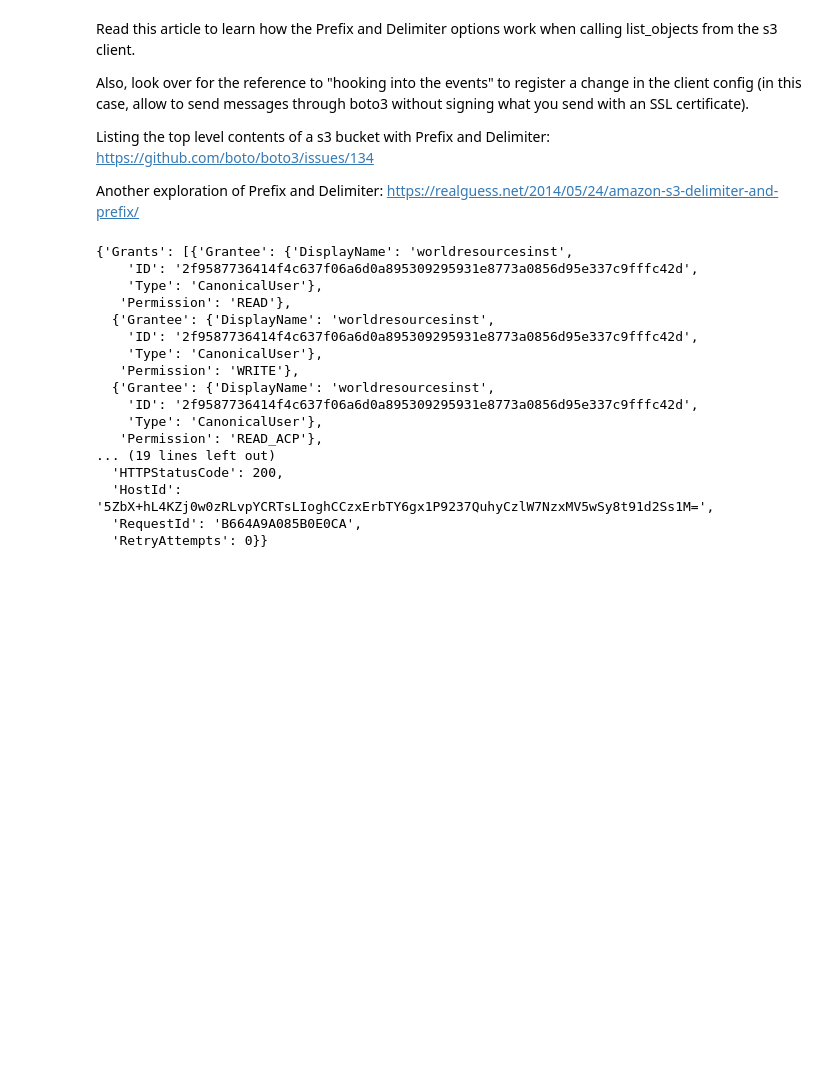
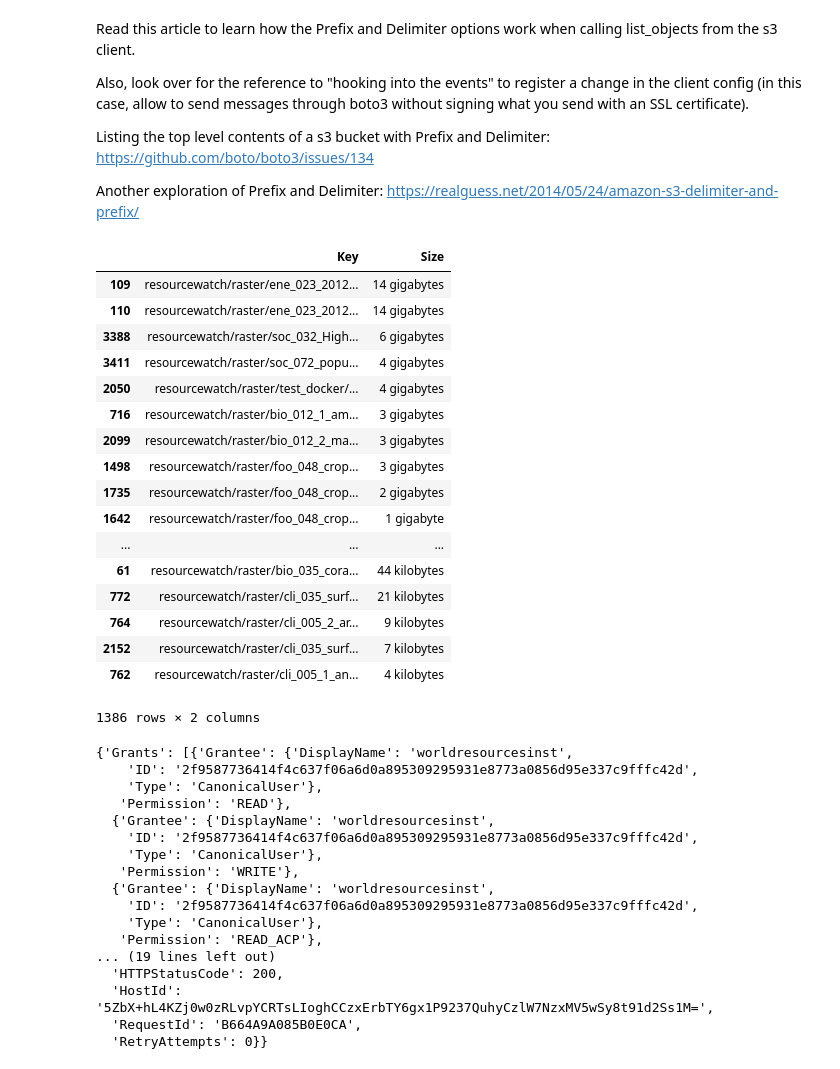
Before and after one commit to nsuberi/ResourceWatchCode, a Jupyter notebook: Pro Tips/S3 and AWS/Using Boto3 to access S3.ipynb, the cells around one changed output. Saved outputs shown, nothing was run; the diff lists cells and outputs as text; code cells hidden in the pictures; blank space fills up the shorter version.

```diff
--- a/Pro Tips/S3 and AWS/Using Boto3 to access S3.ipynb
+++ b/Pro Tips/S3 and AWS/Using Boto3 to access S3.ipynb
@@ -5,6 +5,8 @@ import os
 import subprocess
 from datetime import datetime
 from hurry.filesize import size, si, verbose
+
+pd.options.display.max_colwidth=500
 # %% [markdown]
 Boto3 is a Python library which allows you to access Amazon web services, such as Amazon's cloud storage platform, s3: Simple Storage Service.
 
@@ -34,7 +36,7 @@ Listing the top level contents of a s3 bucket with Prefix and Delimiter: https:/
 
 Another exploration of Prefix and Delimiter: https://realguess.net/2014/05/24/amazon-s3-delimiter-and-prefix/
 # %%
-objects = s3_client.list_objects(Bucket="wri-public-data",
+objects = s3_client.list_objects_v2(Bucket="wri-public-data",
                                 Prefix="resourcewatch/raster/",
                                  # Use Delimiter to only see the folders in resourcewatch/raster/
                                  # To see the actual items, need to remove the Delimiter keyword
@@ -42,4 +44,4 @@ objects = s3_client.list_objects(Bucket="wri-public-data",
                                 )
 
 objects["Contents"]
-all_raster_objects = [obj for obj in objects["Contents"] if obj["Key"][-1] != "/"]
+all_raster_objects = [obj for obj in objects["Contents"] if obj["Key"][-1] != "/" and 'foo_048' in obj["Key"] and 'Australia' in obj['Key']]
@@ -46,9 +85,34 @@ all_raster_objects = [obj for obj in objects["Contents"] if obj["Key"][-1] != "/
 # %%
-raster_summary = pd.DataFrame(all_raster_objects)[['Key','Size']]
+for _key, _size in get_matching_s3_keys(bucket='wri-public-data', prefix='resourcewatch/raster/', suffix='.tif'):
+    all_raster_objects.append([_key,_size])
+
+raster_summary = pd.DataFrame(all_raster_objects)#[['Key','Size']]
+raster_summary.columns = ['Key','Size']
 raster_summary = raster_summary.sort_values(by='Size', axis=0, ascending=False)
 
 raster_summary['Size'] = raster_summary.apply(lambda row: size(row['Size'], system=verbose), axis=1)
-raster_summary.to_csv('/Users/nathansuberi/Desktop/RW_Data/rw_raster_sizes.csv')
+raster_summary.drop_duplicates().to_csv('/Users/nathansuberi/Desktop/RW_Data/rw_raster_sizes.csv')
+# %%
+raster_summary.drop_duplicates()
+# %% [output]
+|  | Key | Size |
+| 109 | resourcewatch/raster/ene_023_2012... | 14 gigabytes |
+| 110 | resourcewatch/raster/ene_023_2012... | 14 gigabytes |
+| 3388 | resourcewatch/raster/soc_032_High... | 6 gigabytes |
+| 3411 | resourcewatch/raster/soc_072_popu... | 4 gigabytes |
+| 2050 | resourcewatch/raster/test_docker/... | 4 gigabytes |
+| 716 | resourcewatch/raster/bio_012_1_am... | 3 gigabytes |
+| 2099 | resourcewatch/raster/bio_012_2_ma... | 3 gigabytes |
+| 1498 | resourcewatch/raster/foo_048_crop... | 3 gigabytes |
+| 1735 | resourcewatch/raster/foo_048_crop... | 2 gigabytes |
+| 1642 | resourcewatch/raster/foo_048_crop... | 1 gigabyte |
+| ... | ... | ... |
+| 61 | resourcewatch/raster/bio_035_cora... | 44 kilobytes |
+| 772 | resourcewatch/raster/cli_035_surf... | 21 kilobytes |
+| 764 | resourcewatch/raster/cli_005_2_ar... | 9 kilobytes |
+| 2152 | resourcewatch/raster/cli_035_surf... | 7 kilobytes |
+| 762 | resourcewatch/raster/cli_005_1_an... | 4 kilobytes |
+1386 rows × 2 columns
 # %%
 # Don't have the rights to create a bucket without location constraint: s3.create_bucket(Bucket="nds_bucket")
 # Location constraint incorrect: s3.create_bucket(Bucket='nds_bucket', CreateBucketConfiguration={
```
Also changed, not shown: parts of 5 cells of this notebook, 34 other files.
